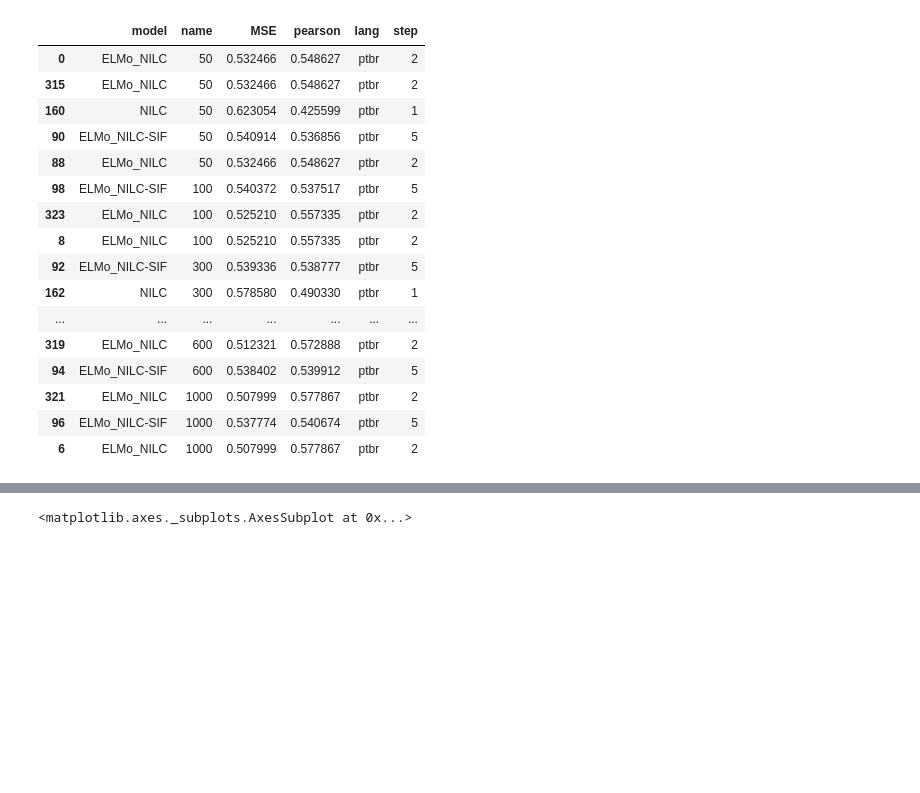
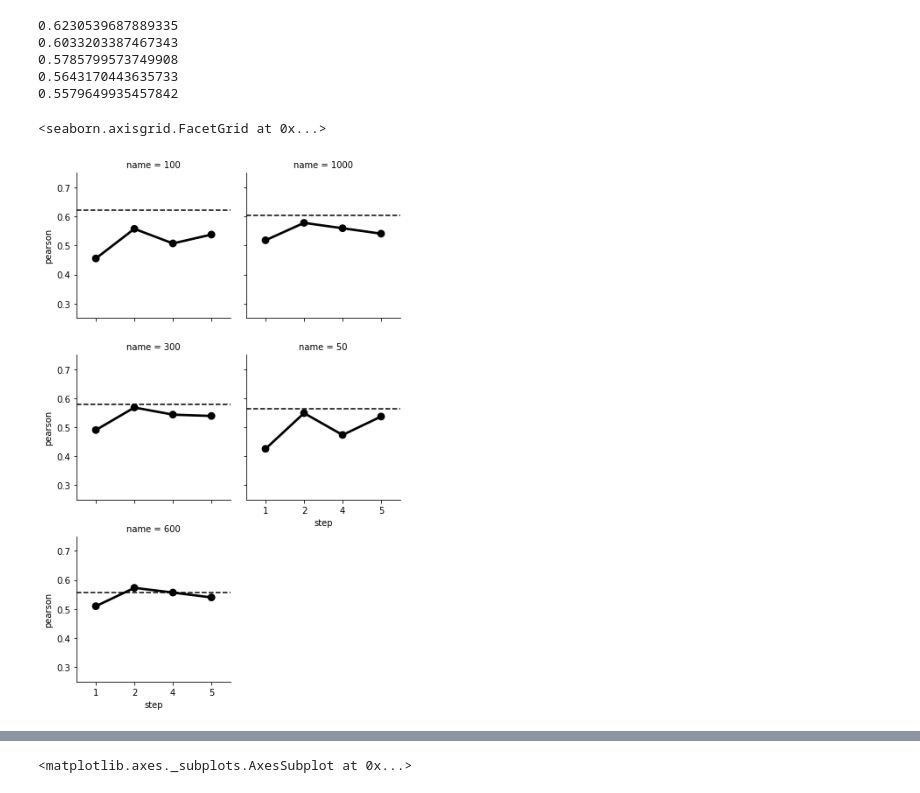
Before and after one commit to ruanchaves/elmo, a Jupyter notebook: results/Resultados.ipynb, the cells around one changed output, grey strips where cells are left out. Drawn from its saved outputs; the diff is of its cells as text; code cells hidden in the pictures; blank space fills up the shorter version.

```diff
--- a/results/Resultados.ipynb
+++ b/results/Resultados.ipynb
@@ -30,13 +30,14 @@ settings = load_yaml("../settings.yaml")
 table = []
 for path, subfolder, files in os.walk('.'):
     for name in files:
-        if 'stats' in name:
+        if any(x in name for x in ['stats-1563815144.json', 'stats-1563821759.json', 'stats-1563669515.json']):
+            print(name)
             try:
                 rows = json.load(open(name, 'r'))
                 for row in rows:
                     row['test']
-                    assert('_./' in row['test'])
-                table.extend(rows)
+                    #assert('_./' in row['test'])
+                table.extend([x for x in rows if x not in table])
             except:
                 pass
 # %% [output]
@@ -49,60 +68,50 @@ for path, subfolder, files in os.walk('.'):
 # %%
 df = pd.DataFrame(table)
 df["model"] = df["test"].apply(lambda x: x.split("_./")[0])
 df["name"] = df["test"].apply(lambda x: '/'.join(x.split('/')[3:]).rstrip('.model'))
 df = df[["model", "name", "MSE", "pearson", "lang"]]
 
 params = {
     "model": ['NILC', 'ELMo_NILC', 'ELMo', 'NILC-SIF', 'ELMo_NILC-SIF'],
     "lang": ['ptbr']
 }
 
 for key in params.keys():
     df = df[df[key].isin(params[key])]
 
 name = "glove"
 df = df[df['name'].str.contains(name)]
 df['name'] = df['name'].apply(lambda x: x.split('_s')[-1])
 df["step"] = df["model"].apply(lambda x: params["model"].index(x) + 1)
 df = df.astype({"name": int})
 df = df.sort_values(by='name')
 df = df.astype({"name": str})
 
 df
-#sizes = df['name'].tolist()
-#sizes = [ v for i,v in enumerate(sizes) if sizes.index(v) == i]
+sizes = df['name'].tolist()
+sizes = [ v for i,v in enumerate(sizes) if sizes.index(v) == i]
 
-#val = df[df['model'] == 'NILC']
-#val = val[['name', 'MSE']]
-#val = val.reset_index()
-#val = val.to_dict()
-#val['name'] = dict(map(reversed, val['name'].items()))
+val = df[df['model'] == 'NILC']
+val = val[['name', 'MSE']]
+val = val.reset_index()
+val = val.to_dict()
+val['name'] = dict(map(reversed, val['name'].items()))
 
-#g = sns.FacetGrid(df, col="name", col_wrap=2, height=3, ylim=(0.25, 0.75))
-#for idx, ax in enumerate(g.axes.flat):
-#    try:
-#        baseline_index = val['name'][sizes[idx]]
-#    except:
-#        continue
-#    baseline = val['MSE'][baseline_index]
-#    print(baseline)
-#    ax.axhline(y=baseline, color='black', ls='--')
-#g.map(sns.pointplot, "step", "pearson", color="black", ci=None)
+g = sns.FacetGrid(df, col="name", col_wrap=2, height=3, ylim=(0.25, 0.75))
+for idx, ax in enumerate(g.axes.flat):
+    try:
+        baseline_index = val['name'][sizes[idx]]
+    except:
+        continue
+    baseline = val['MSE'][baseline_index]
+    print(baseline)
+    ax.axhline(y=baseline, color='black', ls='--')
+g.map(sns.pointplot, "step", "pearson", color="black", ci=None)
 # %% [output]
-|  | model | name | MSE | pearson | lang | step |
-| 0 | ELMo_NILC | 50 | 0.532466 | 0.548627 | ptbr | 2 |
-| 315 | ELMo_NILC | 50 | 0.532466 | 0.548627 | ptbr | 2 |
-| 160 | NILC | 50 | 0.623054 | 0.425599 | ptbr | 1 |
-| 90 | ELMo_NILC-SIF | 50 | 0.540914 | 0.536856 | ptbr | 5 |
-| 88 | ELMo_NILC | 50 | 0.532466 | 0.548627 | ptbr | 2 |
-| 98 | ELMo_NILC-SIF | 100 | 0.540372 | 0.537517 | ptbr | 5 |
-| 323 | ELMo_NILC | 100 | 0.525210 | 0.557335 | ptbr | 2 |
-| 8 | ELMo_NILC | 100 | 0.525210 | 0.557335 | ptbr | 2 |
-| 92 | ELMo_NILC-SIF | 300 | 0.539336 | 0.538777 | ptbr | 5 |
-| 162 | NILC | 300 | 0.578580 | 0.490330 | ptbr | 1 |
-| ... | ... | ... | ... | ... | ... | ... |
-| 319 | ELMo_NILC | 600 | 0.512321 | 0.572888 | ptbr | 2 |
-| 94 | ELMo_NILC-SIF | 600 | 0.538402 | 0.539912 | ptbr | 5 |
-| 321 | ELMo_NILC | 1000 | 0.507999 | 0.577867 | ptbr | 2 |
-| 96 | ELMo_NILC-SIF | 1000 | 0.537774 | 0.540674 | ptbr | 5 |
-| 6 | ELMo_NILC | 1000 | 0.507999 | 0.577867 | ptbr | 2 |
+0.6230539687889335
+0.6033203387467343
+0.5785799573749908
+0.5643170443635733
+0.5579649935457842
+<seaborn.axisgrid.FacetGrid at 0x...>
+[figure, added]
```
Also changed, not shown: parts of 3 cells of this notebook, 1 other file.
